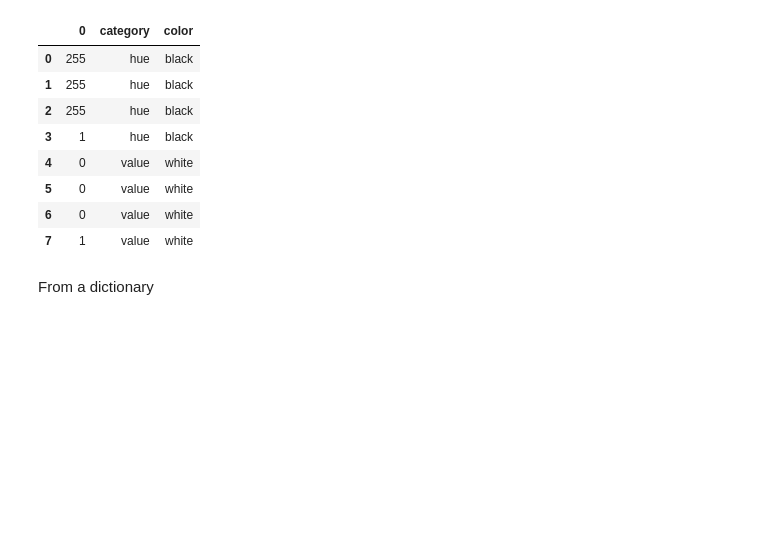
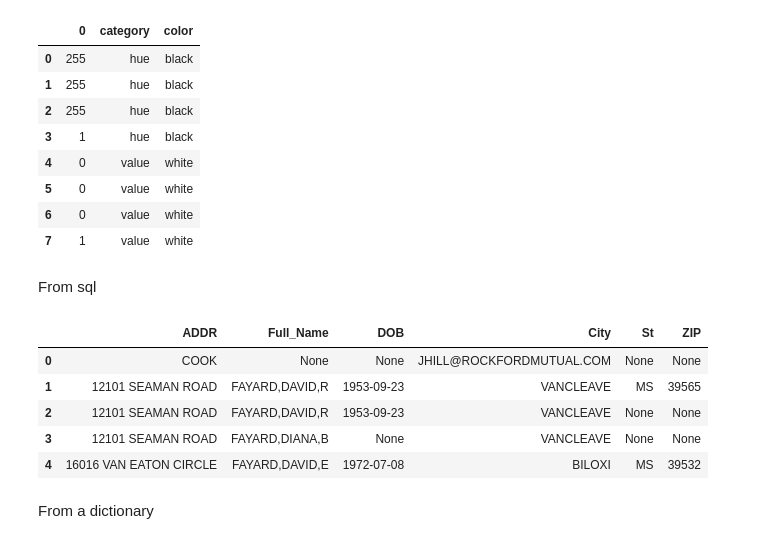
Before and after one commit to Robmattles/Python-For-Data-Analysis, a Jupyter notebook: Lecture Materials - Filled/Introduction to Pandas Lecture.ipynb, the cells around one changed output. Saved outputs shown, nothing was run; the diff lists cells and outputs as text; code cells hidden in the pictures; blank space fills up the shorter version.

```diff
--- a/Lecture Materials - Filled/Introduction to Pandas Lecture.ipynb
+++ b/Lecture Materials - Filled/Introduction to Pandas Lecture.ipynb
@@ -41,6 +41,23 @@ pd.io.json.json_normalize(sampleJson['colors'],record_path=[['code','rgba']], me
 | 5 | 0 | value | white |
 | 6 | 0 | value | white |
 | 7 | 1 | value | white |
+# %% [markdown]
+From sql
+# %%
+import sqlalchemy
+sql_engine = sqlalchemy.create_engine(
+                           "mssql+pyodbc://SQLDA\DA/ISO?driver=SQL+Server+Native+Client+11.0&trusted_connection=yes",
+                           echo=False,fast_executemany=True)
+# %%
+df=pd.read_sql("Select top (5) Address as ADDR,Full_Name, DOB,City,St,ZIP FROM [ISO].[dbo].[vw_QC_InvolvedParties]",con=sql_engine)
+df
+# %% [output]
+|  | ADDR | Full_Name | DOB | City | St | ZIP |
+| 0 | COOK | None | None | JHILL@ROCKFORDMUTUAL.COM | None | None |
+| 1 | 12101 SEAMAN ROAD | FAYARD,DAVID,R | 1953-09-23 | VANCLEAVE | MS | 39565 |
+| 2 | 12101 SEAMAN ROAD | FAYARD,DAVID,R | 1953-09-23 | VANCLEAVE | None | None |
+| 3 | 12101 SEAMAN ROAD | FAYARD,DIANA,B | None | VANCLEAVE | None | None |
+| 4 | 16016 VAN EATON CIRCLE | FAYARD,DAVID,E | 1972-07-08 | BILOXI | MS | 39532 |
 # %% [markdown]
 From a dictionary
 # %%
```
Also changed, not shown: parts of 2 cells of this notebook, 2 other files.
